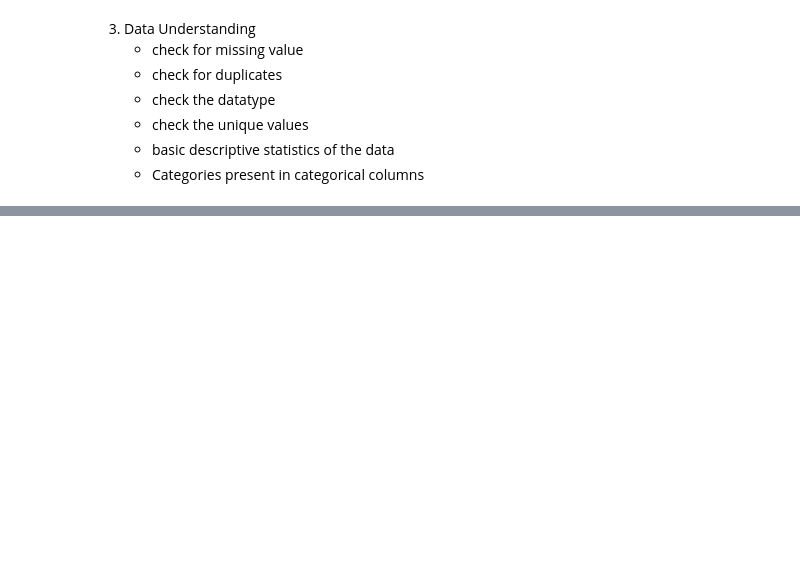
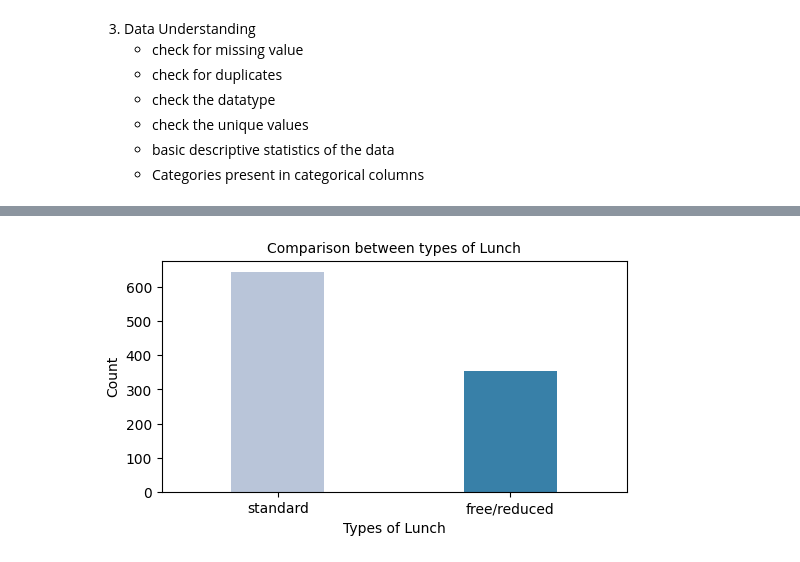
Before and after one commit to RamakrishnaThogari/MLproject, a Jupyter notebook: notebook/data/Exploaratory Data Analysis EDA.ipynb, the cells around one changed output, grey strips where cells are left out. Drawn from its saved outputs; the diff is of its cells as text; code cells hidden in the pictures; blank space fills up the shorter version.

```diff
--- a/notebook/data/Exploaratory Data Analysis EDA.ipynb
+++ b/notebook/data/Exploaratory Data Analysis EDA.ipynb
@@ -255,0 +403,9 @@ plt.show()
+# %%
+plt.figure(figsize=(6,3))
+sns.countplot(x = df["lunch"],palette = "PuBu",width = 0.4)
+plt.title("Comparison between types of Lunch",fontweight = 10,fontsize = 10)
+plt.xlabel("Types of Lunch")
+plt.ylabel("Count")
+plt.show()
+# %% [output]
+[figure, added]
```
Also changed, not shown: parts of 31 cells of this notebook.
